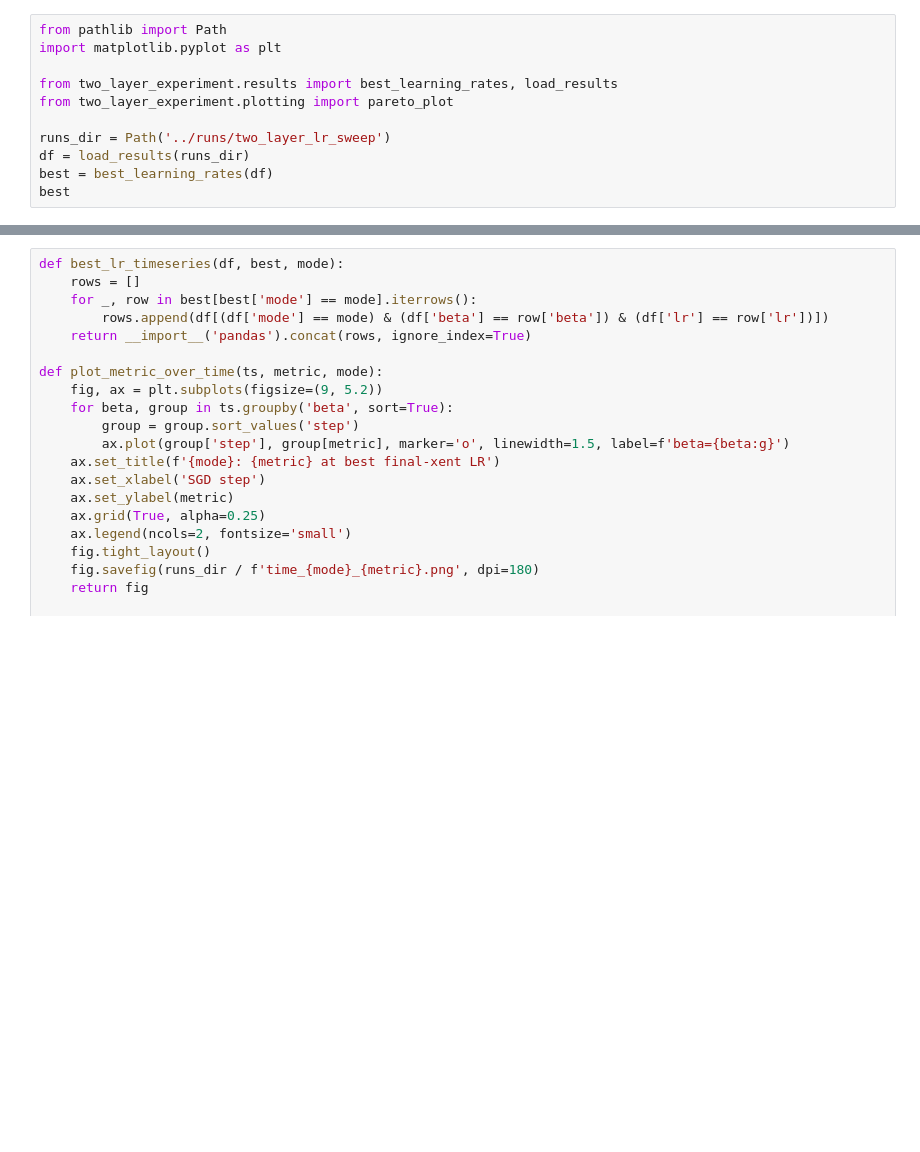
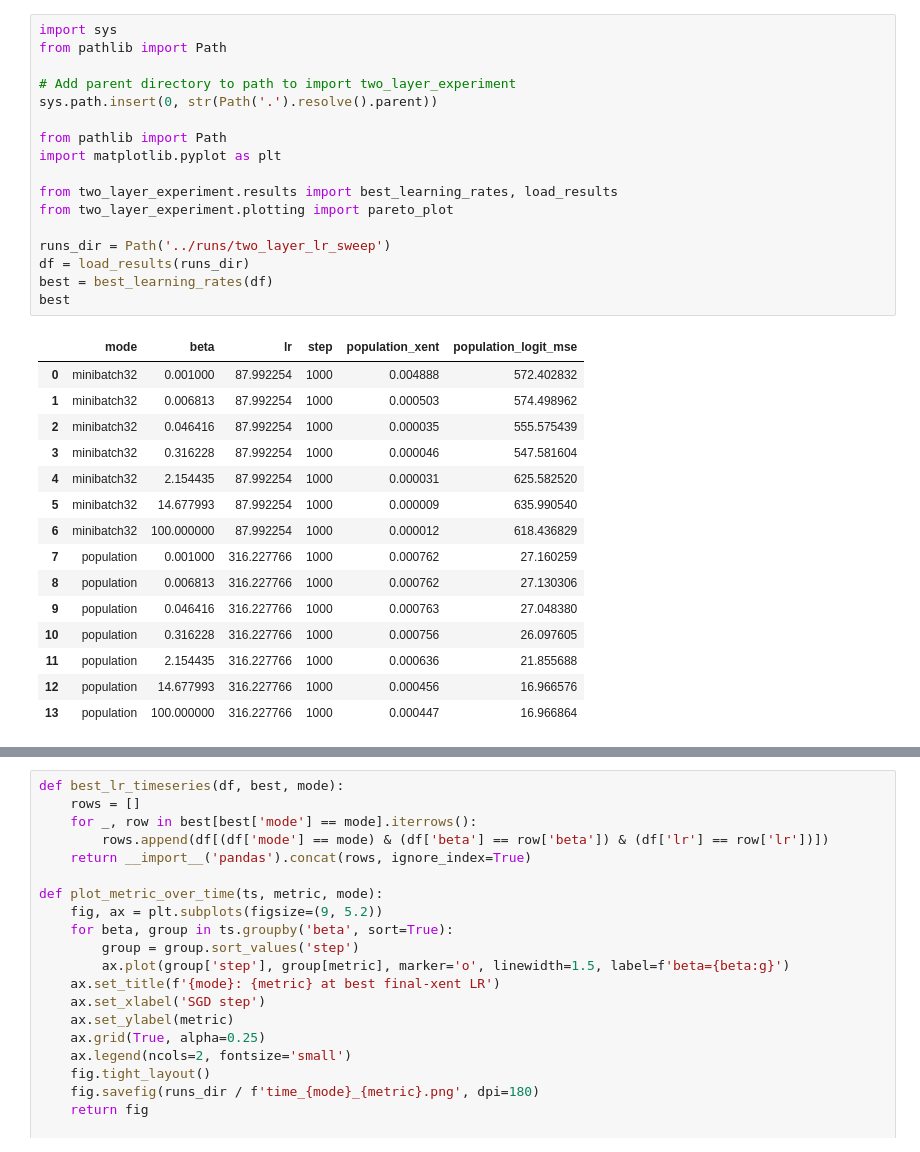
Before and after one commit to sbam13/teacher_temperature, a Jupyter notebook: two_layer_test/notebooks/pareto_plots.ipynb, the cells around one changed output, grey strips where cells are left out. Cells and saved outputs as stored; diff of their text form; blank space fills up the shorter version.

```diff
--- a/two_layer_test/notebooks/pareto_plots.ipynb
+++ b/two_layer_test/notebooks/pareto_plots.ipynb
@@ -5,14 +46,36 @@ Loads observable-only sweep CSVs and plots Pareto curves plus time-series diagno
 # %%
+import sys
+from pathlib import Path
+
+# Add parent directory to path to import two_layer_experiment
+sys.path.insert(0, str(Path('.').resolve().parent))
+
 from pathlib import Path
 import matplotlib.pyplot as plt
 
 from two_layer_experiment.results import best_learning_rates, load_results
 from two_layer_experiment.plotting import pareto_plot
 
 runs_dir = Path('../runs/two_layer_lr_sweep')
 df = load_results(runs_dir)
 best = best_learning_rates(df)
 best
+# %% [output]
+|  | mode | beta | lr | step | population_xent | population_logit_mse |
+| 0 | minibatch32 | 0.001000 | 87.992254 | 1000 | 0.004888 | 572.402832 |
+| 1 | minibatch32 | 0.006813 | 87.992254 | 1000 | 0.000503 | 574.498962 |
+| 2 | minibatch32 | 0.046416 | 87.992254 | 1000 | 0.000035 | 555.575439 |
+| 3 | minibatch32 | 0.316228 | 87.992254 | 1000 | 0.000046 | 547.581604 |
+| 4 | minibatch32 | 2.154435 | 87.992254 | 1000 | 0.000031 | 625.582520 |
+| 5 | minibatch32 | 14.677993 | 87.992254 | 1000 | 0.000009 | 635.990540 |
+| 6 | minibatch32 | 100.000000 | 87.992254 | 1000 | 0.000012 | 618.436829 |
+| 7 | population | 0.001000 | 316.227766 | 1000 | 0.000762 | 27.160259 |
+| 8 | population | 0.006813 | 316.227766 | 1000 | 0.000762 | 27.130306 |
+| 9 | population | 0.046416 | 316.227766 | 1000 | 0.000763 | 27.048380 |
+| 10 | population | 0.316228 | 316.227766 | 1000 | 0.000756 | 26.097605 |
+| 11 | population | 2.154435 | 316.227766 | 1000 | 0.000636 | 21.855688 |
+| 12 | population | 14.677993 | 316.227766 | 1000 | 0.000456 | 16.966576 |
+| 13 | population | 100.000000 | 316.227766 | 1000 | 0.000447 | 16.966864 |
 # %%
 for mode in ['minibatch32', 'population']:
     fig, ax = plt.subplots(figsize=(9, 5.5))
```
Also changed, not shown: parts of 4 cells of this notebook, 8 other files.
